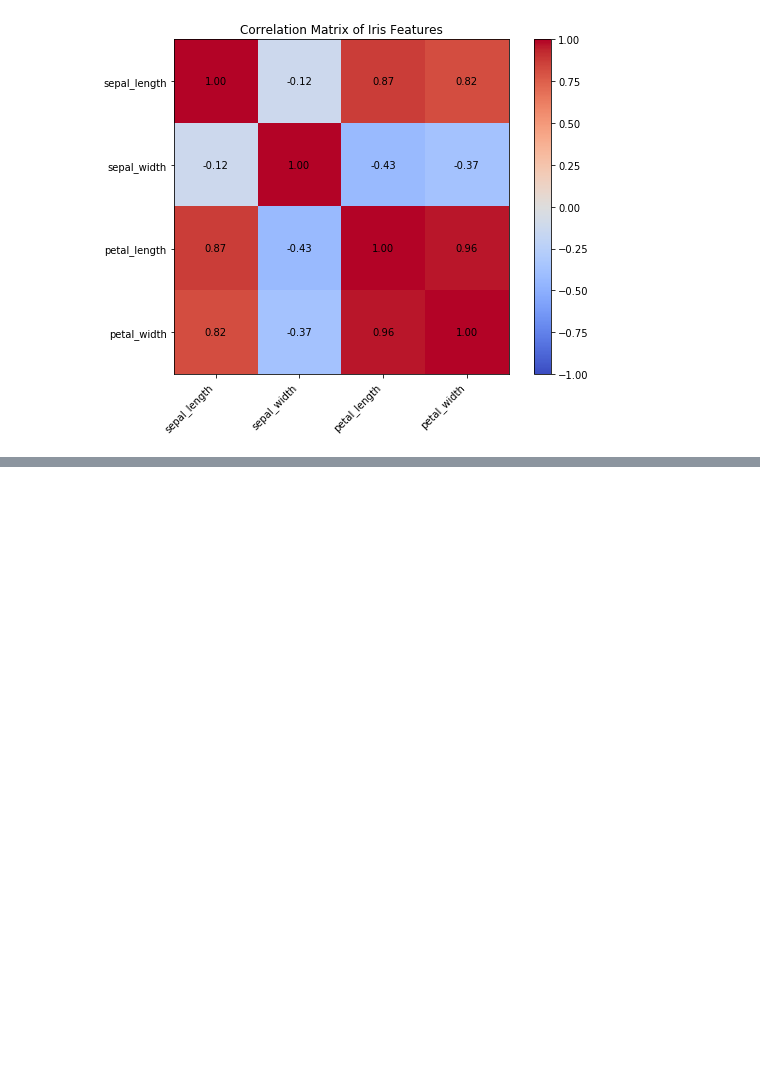
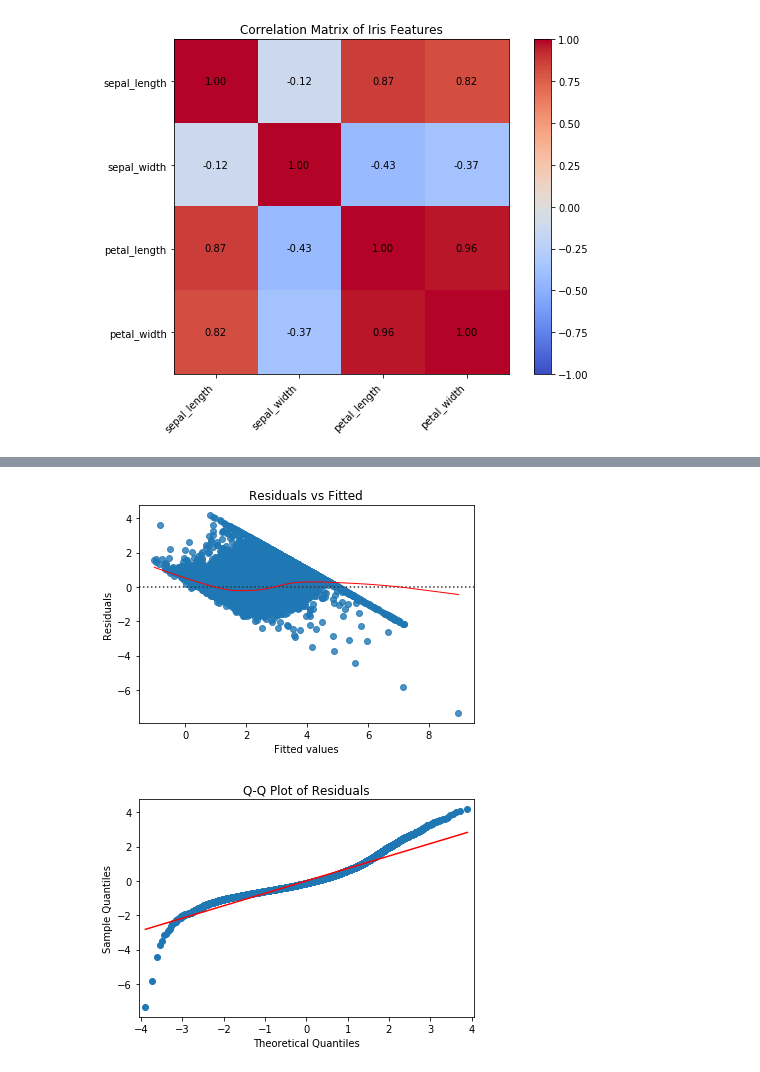
Before and after one commit to kangspa/ADP-study, a Jupyter notebook: PracticeTest/practice.ipynb, the cells around one changed output, grey strips where cells are left out. Cells and saved outputs as stored; diff of their text form; code cells hidden in the pictures; blank space fills up the shorter version.

```diff
--- a/PracticeTest/practice.ipynb
+++ b/PracticeTest/practice.ipynb
@@ -801,0 +100,19 @@ alpha          0.0261      0.029      0.894      0.371      -0.031       0.083
+# %%
+import pandas as pd
+import numpy as np
+import statsmodels.api as sm
+from statsmodels.stats.outliers_influence import variance_inflation_factor
+import matplotlib.pyplot as plt
+import seaborn as sns
+
+# 1. 데이터 준비 및 모델 학습
+# 보스턴 주택 가격 데이터 사용
+from sklearn.datasets import fetch_california_housing
+housing = fetch_california_housing()
+X = pd.DataFrame(housing.data, columns=housing.feature_names)
+y = housing.target
+X = sm.add_constant(X) # 상수항 추가
+
+model = sm.OLS(y, X)
+results = model.fit()
+print(results.summary())
@@ -801,0 +137,25 @@ alpha          0.0261      0.029      0.894      0.371      -0.031       0.083
+# %%
+# 2. 잔차 및 예측값 계산
+residuals = results.resid
+fitted = results.fittedvalues
+
+# 3. 회귀 가정 진단
+# 3.1. 선형성 & 3.3. 등분산성: 잔차 대 예측값 산점도
+sns.residplot(x=fitted, y=residuals, lowess=True, line_kws={'color': 'red', 'lw': 1})
+plt.title('Residuals vs Fitted')
+plt.xlabel('Fitted values')
+plt.ylabel('Residuals')
+plt.show()
+# 해석: 빨간색 lowess 곡선이 수평선(y=0)에서 크게 벗어나지 않고, 잔차들이 패턴 없이 흩어져 있으면 OK.
+
+# 3.2. 정규성: Q-Q Plot
+sm.qqplot(residuals, line='s')
+plt.title('Q-Q Plot of Residuals')
+plt.show()
+# 해석: 점들이 빨간색 대각선 위에 놓여 있으면 정규성 만족.
+
+# 3.4. 독립성: 더빈-왓슨 통계량
+# results.summary() 결과표의 'Durbin-Watson' 값 확인 (약 0.83으로 양의 자기상관 의심)
+# %% [output]
+[figure, added]
+[figure, added]
```
Also changed, not shown: parts of 21 cells of this notebook, 2 other files.
